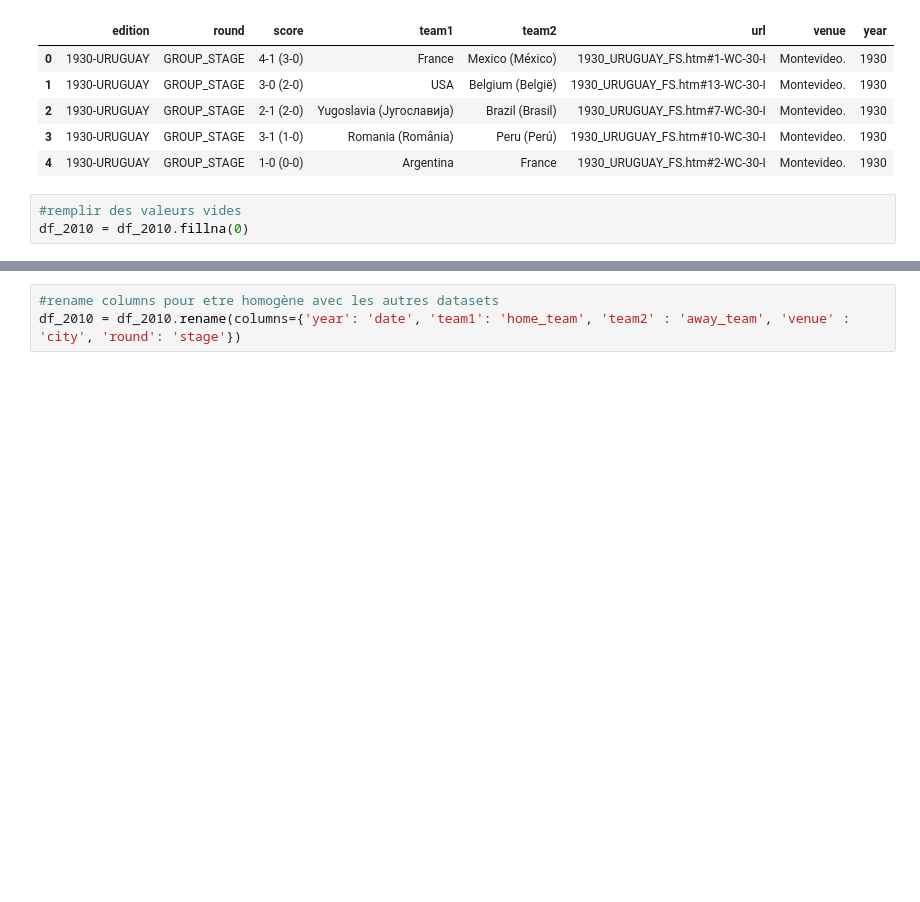
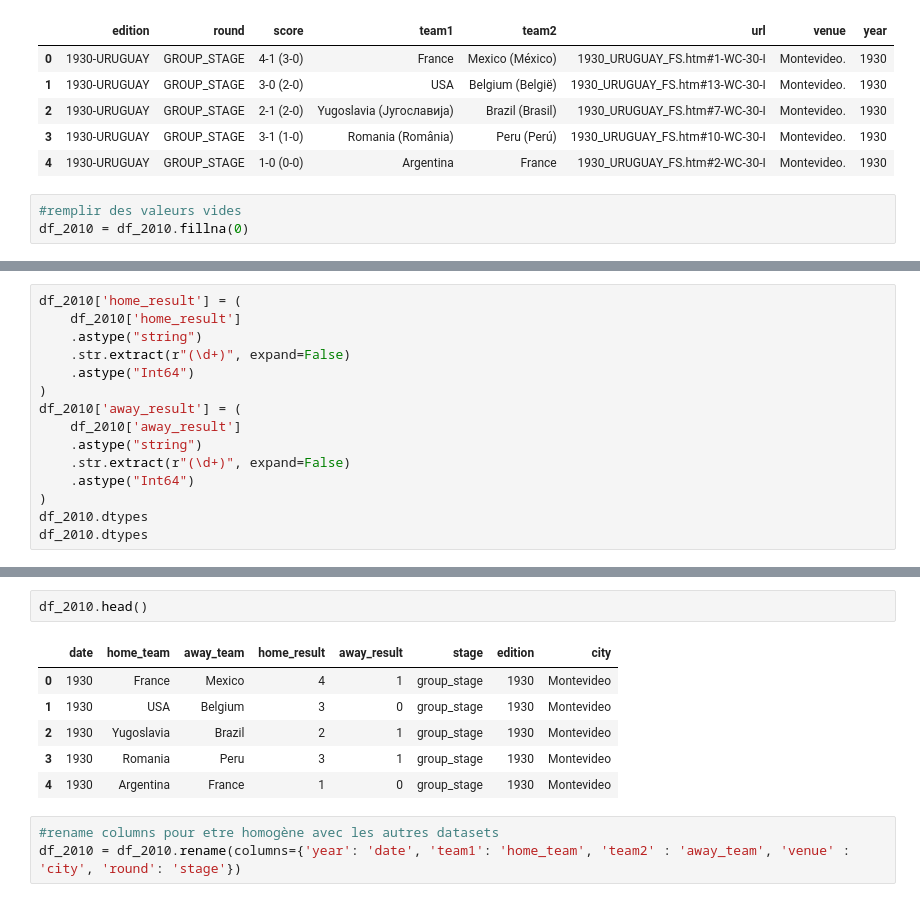
Before and after one commit to Simplon-DE-P1-2025/Brief-2-ETL-de-donn-es-footballistiques-Wickets-Sprinters, a Jupyter notebook: notebook/notebook_19302010.ipynb, the cells around one changed output, grey strips where cells are left out. Drawn from its saved outputs; the diff is of its cells as text; blank space fills up the shorter version.

```diff
--- a/notebook/notebook_19302010.ipynb
+++ b/notebook/notebook_19302010.ipynb
@@ -208,3 +208,18 @@ df_2010.head()
 | 2 | 1930-URUGUAY | GROUP_STAGE | 2-1 | Yugoslavia (Југославија) | Brazil (Brasil) | 1930_URUGUAY_FS.htm#7-WC-30-I | Montevideo. | 1930 | 2 | 1 |
 | 3 | 1930-URUGUAY | GROUP_STAGE | 3-1 | Romania (România) | Peru (Perú) | 1930_URUGUAY_FS.htm#10-WC-30-I | Montevideo. | 1930 | 3 | 1 |
 | 4 | 1930-URUGUAY | GROUP_STAGE | 1-0 | Argentina | France | 1930_URUGUAY_FS.htm#2-WC-30-I | Montevideo. | 1930 | 1 | 0 |
+# %%
+df_2010['home_result'] = (
+    df_2010['home_result']
+    .astype("string")
+    .str.extract(r"(\d+)", expand=False)
+    .astype("Int64")
+)
+df_2010['away_result'] = (
+    df_2010['away_result']
+    .astype("string")
+    .str.extract(r"(\d+)", expand=False)
+    .astype("Int64")
+)
+df_2010.dtypes
+df_2010.dtypes
@@ -211,3 +236,12 @@ df_2010.head()
+# %%
+df_2010.head()
+# %% [output]
+|  | date | home_team | away_team | home_result | away_result | stage | edition | city |
+| 0 | 1930 | France | Mexico | 4 | 1 | group_stage | 1930 | Montevideo |
+| 1 | 1930 | USA | Belgium | 3 | 0 | group_stage | 1930 | Montevideo |
+| 2 | 1930 | Yugoslavia | Brazil | 2 | 1 | group_stage | 1930 | Montevideo |
+| 3 | 1930 | Romania | Peru | 3 | 1 | group_stage | 1930 | Montevideo |
+| 4 | 1930 | Argentina | France | 1 | 0 | group_stage | 1930 | Montevideo |
 # %%
 #rename columns pour etre homogène avec les autres datasets
 df_2010 = df_2010.rename(columns={'year': 'date', 'team1': 'home_team', 'team2' : 'away_team', 'venue' : 'city', 'round': 'stage'})
```
Also changed, not shown: parts of 1 cell of this notebook.
